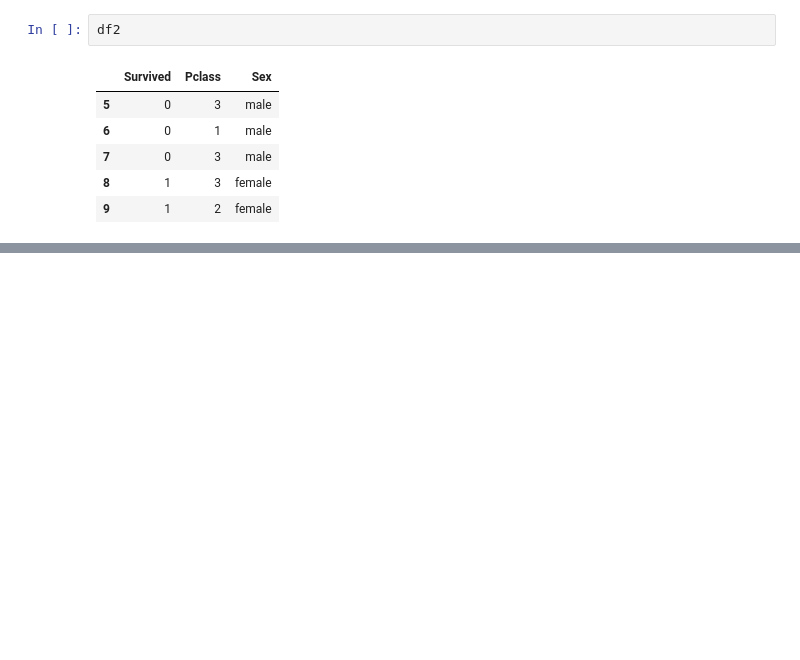
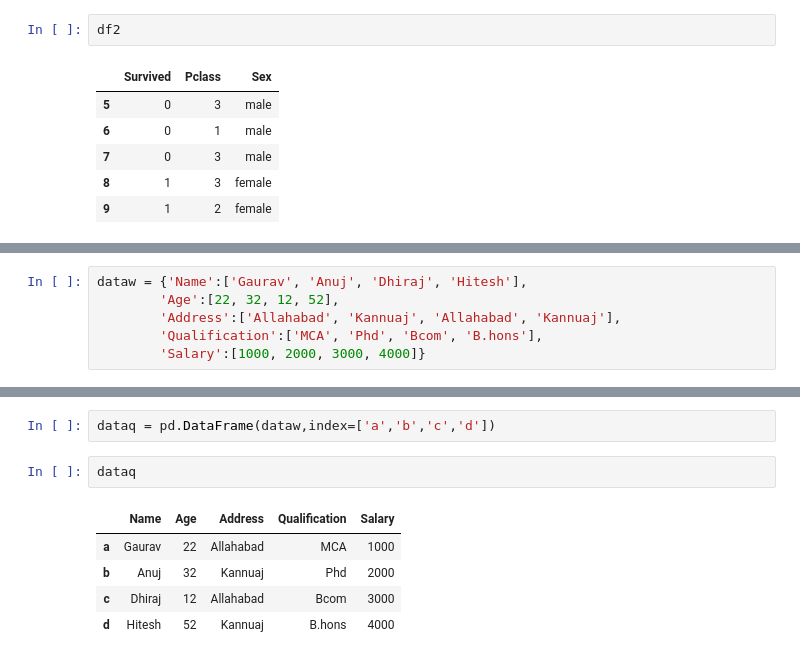
Before and after one commit to prathmeshpatil98/learnpandas, a Jupyter notebook: Advance_pandas_2_practice.ipynb, the cells around one changed output, grey strips where cells are left out. Saved outputs shown, nothing was run; the diff lists cells and outputs as text; blank space fills up the shorter version.

```diff
--- a/Advance_pandas_2_practice.ipynb
+++ b/Advance_pandas_2_practice.ipynb
@@ -253,0 +373,6 @@ df2
+# %%
+dataw = {'Name':['Gaurav', 'Anuj', 'Dhiraj', 'Hitesh'],
+        'Age':[22, 32, 12, 52],
+        'Address':['Allahabad', 'Kannuaj', 'Allahabad', 'Kannuaj'],
+        'Qualification':['MCA', 'Phd', 'Bcom', 'B.hons'],
+        'Salary':[1000, 2000, 3000, 4000]}
@@ -253,0 +387,10 @@ df2
+# %%
+dataq = pd.DataFrame(dataw,index=['a','b','c','d'])
+# %%
+dataq
+# %% [output]
+|  | Name | Age | Address | Qualification | Salary |
+| a | Gaurav | 22 | Allahabad | MCA | 1000 |
+| b | Anuj | 32 | Kannuaj | Phd | 2000 |
+| c | Dhiraj | 12 | Allahabad | Bcom | 3000 |
+| d | Hitesh | 52 | Kannuaj | B.hons | 4000 |
```
Also changed, not shown: parts of 15 cells of this notebook, 1 other file.
